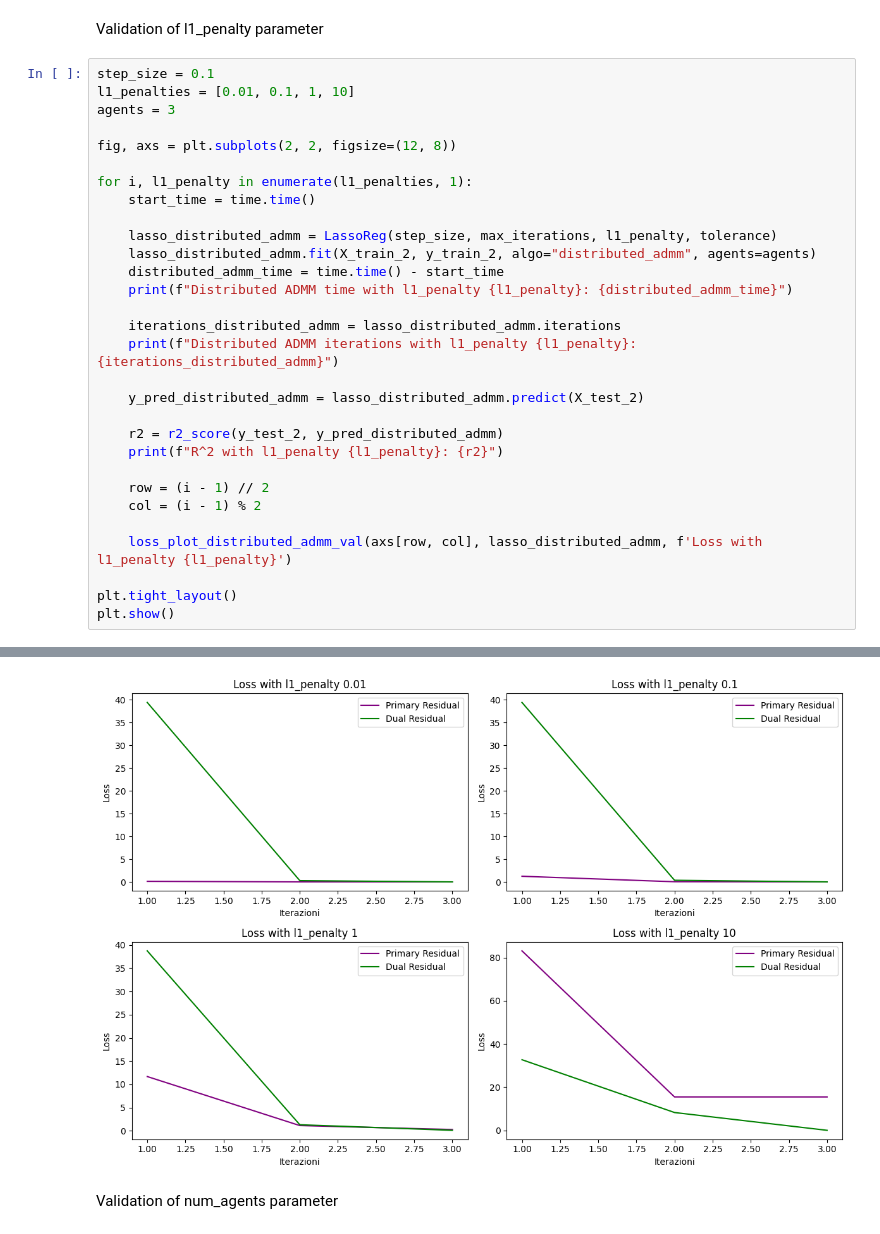
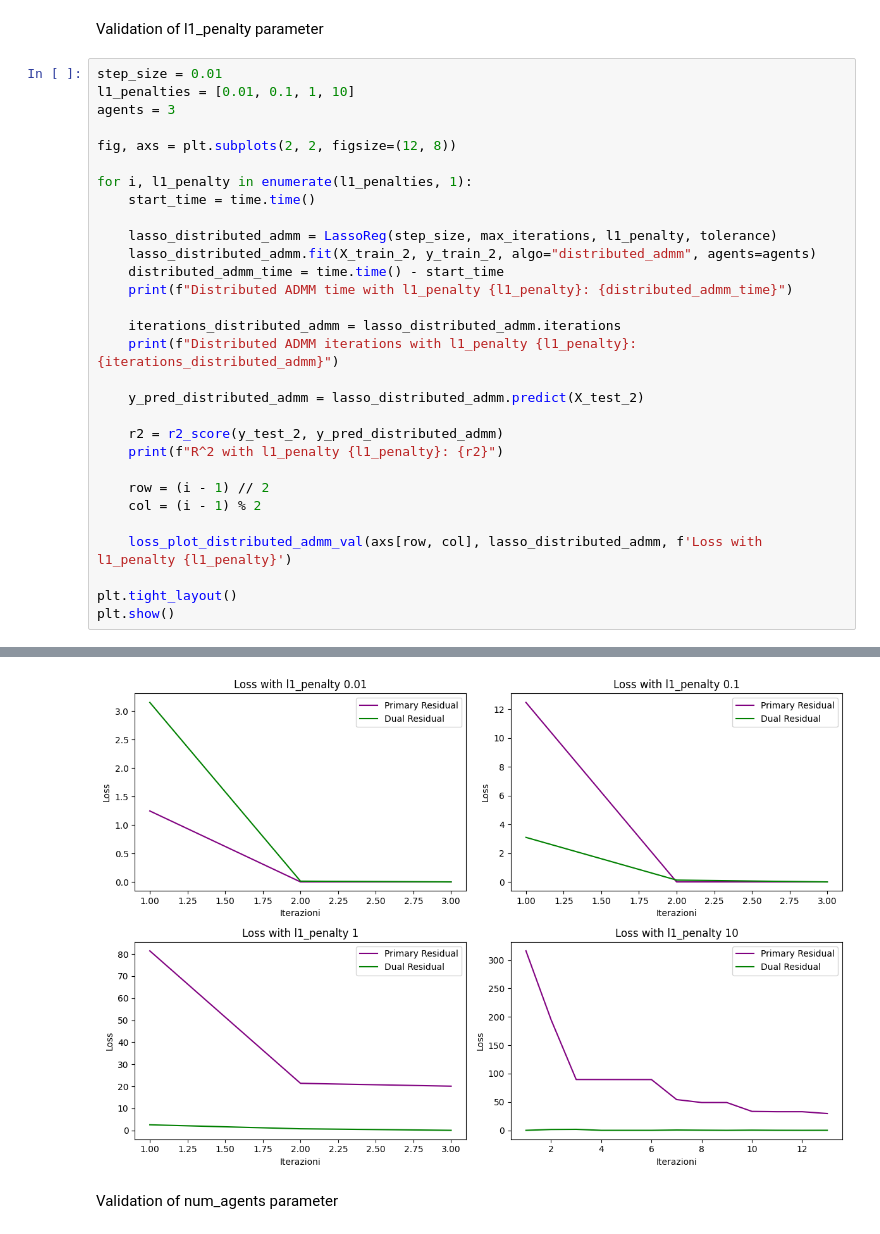
Before and after one commit to tommasomartinelli/Lasso_Admm, a Jupyter notebook: Lasso/NuovaProva/Lasso_Regression.ipynb, the cells around one changed output, grey strips where cells are left out. Cells and saved outputs as stored; diff of their text form.

```diff
--- a/Lasso/NuovaProva/Lasso_Regression.ipynb
+++ b/Lasso/NuovaProva/Lasso_Regression.ipynb
@@ -1061,7 +1061,7 @@ R^2 with step_size 0.5: 0.8869088534815273
 # %% [markdown]
 Validation of l1_penalty parameter
 # %%
-step_size = 0.1
+step_size = 0.01
 l1_penalties = [0.01, 0.1, 1, 10]
 agents = 3
 
@@ -1106,4 +1106,4 @@ R^2 with l1_penalty 10: 0.8868859196589103
-[figure, old version]
+[figure, new version]
 # %% [markdown]
 Validation of num_agents parameter
 # %%
```
Also changed, not shown: parts of 60 cells of this notebook.
